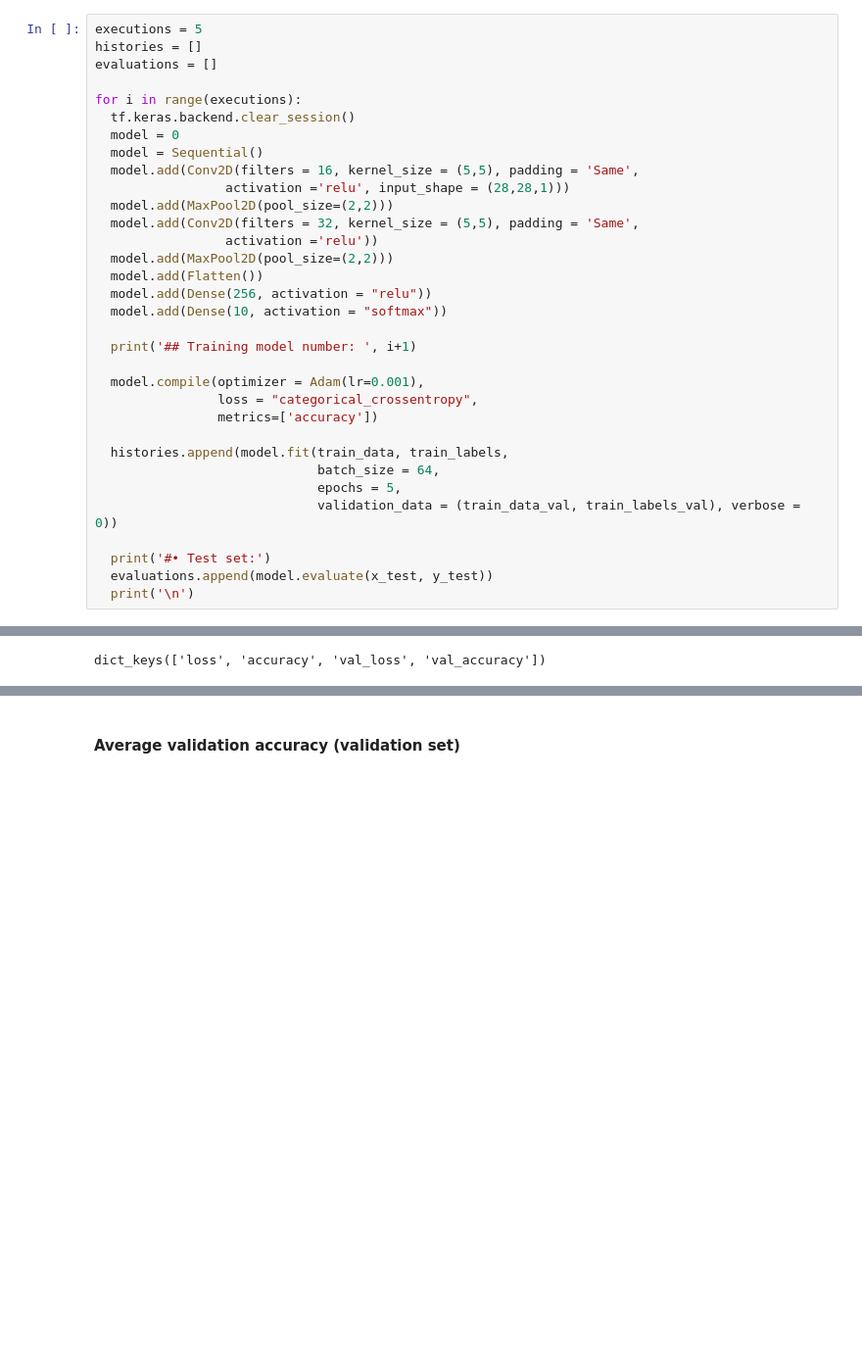
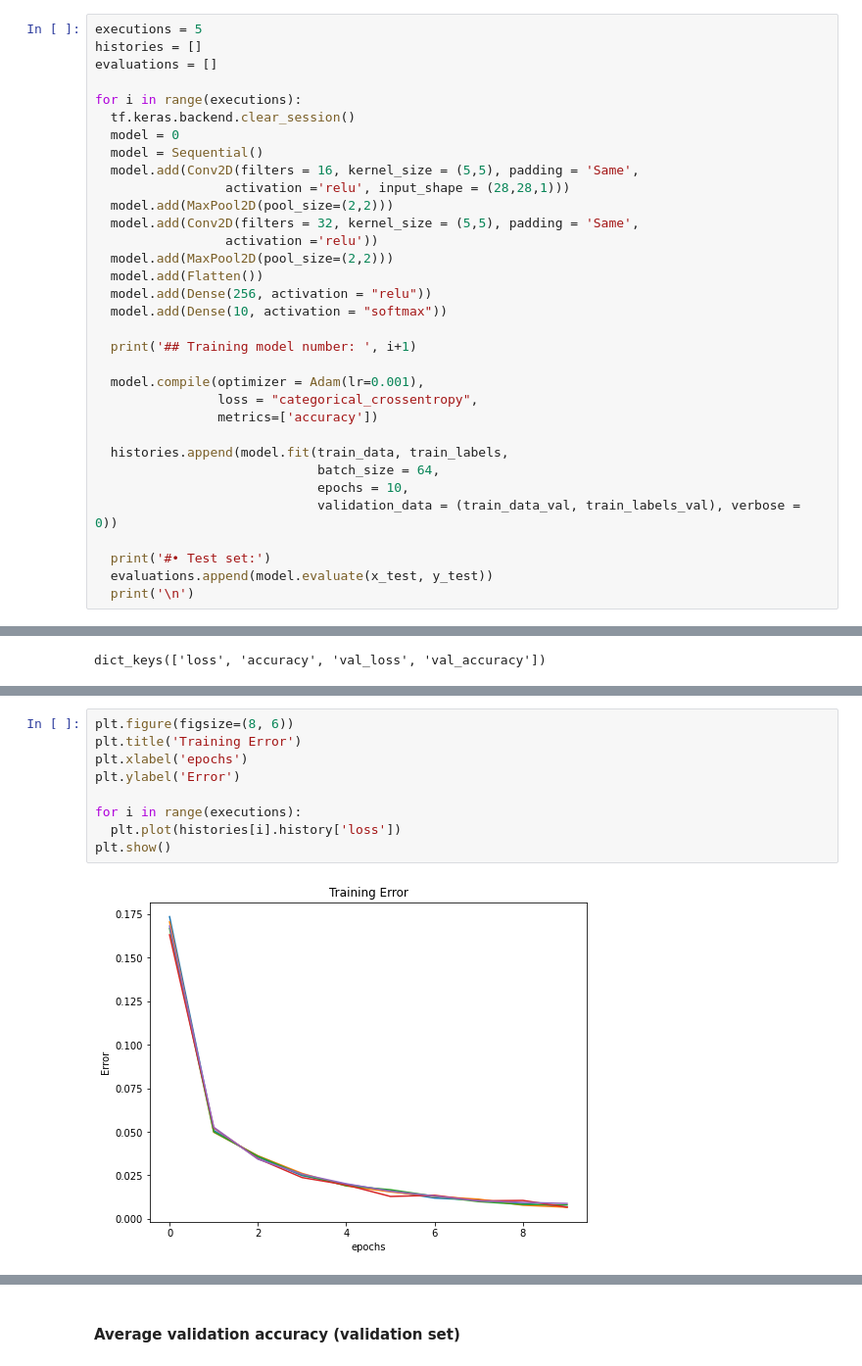
Before and after one commit to SamuelBFG/DL-studies, a Jupyter notebook: IA353/EF1p3_MNIST.ipynb, the cells around one changed output, grey strips where cells are left out. Shown: that part at 98% size. Drawn from its saved outputs; the diff is of its cells as text; blank space fills up the shorter version.

```diff
--- a/IA353/EF1p3_MNIST.ipynb
+++ b/IA353/EF1p3_MNIST.ipynb
@@ -327,7 +367,7 @@ for i in range(executions):
 
   histories.append(model.fit(train_data, train_labels,
                              batch_size = 64,
-                             epochs = 5,
+                             epochs = 10,
                              validation_data = (train_data_val, train_labels_val), verbose = 0))
 
   print('#• Test set:')
@@ -358,3 +400,14 @@ dict_keys(['loss', 'accuracy', 'val_loss', 'val_accuracy'])
+# %%
+plt.figure(figsize=(8, 6))
+plt.title('Training Error')
+plt.xlabel('epochs')
+plt.ylabel('Error')
+
+for i in range(executions):
+  plt.plot(histories[i].history['loss'])
+plt.show()
+# %% [output]
+[figure, added]
 # %%
 evaluations[0]
 # %% [output]
```
Also changed, not shown: parts of 24 cells of this notebook.
